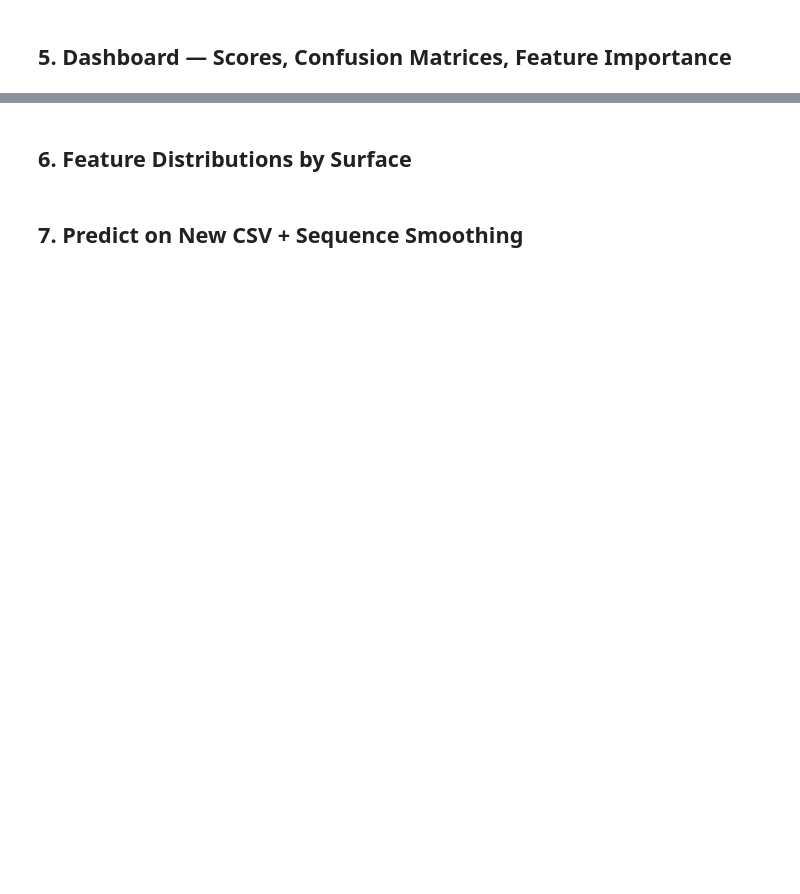
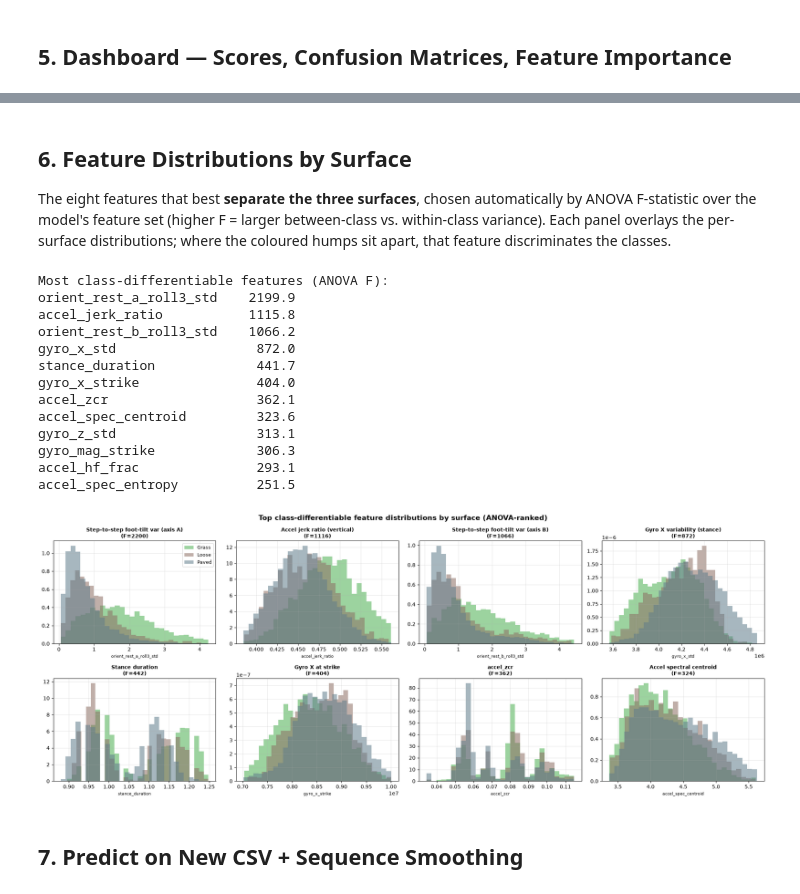
Before and after one commit to zhou-cat/WalkSensePlace, a Jupyter notebook: notebooks/ground_condition_xgboost_v18_merged_3class.ipynb, the cells around one changed output, grey strips where cells are left out. Saved outputs shown, nothing was run; the diff lists cells and outputs as text; code cells hidden in the pictures; blank space fills up the shorter version.

```diff
--- a/notebooks/ground_condition_xgboost_v18_merged_3class.ipynb
+++ b/notebooks/ground_condition_xgboost_v18_merged_3class.ipynb
@@ -924,27 +988,64 @@ print(classification_report(y_tr, y_cv_xgb_labels, digits=3))
 # %% [markdown]
 ## 6. Feature Distributions by Surface
+
+The eight features that best **separate the three surfaces**, chosen automatically by ANOVA F-statistic over the model's feature set (higher F = larger between-class vs. within-class variance). Each panel overlays the per-surface distributions; where the coloured humps sit apart, that feature discriminates the classes.
 # %%
-key_feats = ['impact_mag_norm','loading_rate_norm','slope_asym','gyro_mag_strike',
-             'heel_impulse_norm','heel_skew','gyro_x_std','time_to_peak_frac']
-feat_labels = ['Impact (session-normalised)','Loading Rate (session-normalised)',
-               'Slope Asymmetry','Gyro Magnitude @ Heel Strike',
-               'Heel Impulse (normalised)','Heel Pressure Skewness',
-               'Gyro-X Stability (stance)','Time to Pressure Peak (fraction)']
+# ===== Section 6: distributions of the MOST CLASS-DIFFERENTIABLE features =====
+# Instead of a hand-picked list, rank the model's own features (FEATURE_COLS) by how
+# well they separate the surfaces, using the ANOVA F-statistic (between-class variance
+# / within-class variance). Then plot the top 8. This always matches the features the
+# model actually uses and highlights the ones that carry the class signal.
+from sklearn.feature_selection import f_classif
+from sklearn.preprocessing import StandardScaler as _SS
+
+_Xz = _SS().fit_transform(train_df[FEATURE_COLS].fillna(0).values)
+_F, _p = f_classif(_Xz, train_df['surface'].values)
+fsep = pd.Series(_F, index=FEATURE_COLS).sort_values(ascending=False)
+key_feats = fsep.head(8).index.tolist()
+print('Most class-differentiable features (ANOVA F):')
+print(fsep.head(12).round(1).to_string())
+
+_nice = {'orient_rest_a_roll3_std':'Step-to-step foot-tilt var (axis A)',
+         'orient_rest_b_roll3_std':'Step-to-step foot-tilt var (axis B)',
+         'accel_jerk_ratio':'Accel jerk ratio (vertical)','gyro_x_std':'Gyro X variability (stance)',
+         'stance_duration':'Stance duration','gyro_x_strike':'Gyro X at strike',
+         'accel_hf_frac':'Accel high-freq fraction','accel_spec_centroid':'Accel spectral centroid',
+         'gu_spatial_entropy_stance':'Pressure-map entropy (stance)','accel_spec_entropy':'Accel spectral entropy',
+         'gyro_hf_frac':'Gyro high-freq fraction','heel_impulse_norm':'Heel impulse (norm)',
+         'gu_unload_slope':'Unloading slope (norm)','heel_fore_ratio':'Heel/forefoot ratio'}
 
 fig2, axes2 = plt.subplots(2, 4, figsize=(20, 8))
-fig2.suptitle('Key Feature Distributions by Surface', fontsize=14, fontweight='bold')
-for ax, feat, label in zip(axes2.flat, key_feats, feat_labels):
+fig2.suptitle('Top class-differentiable feature distributions by surface (ANOVA-ranked)',
+              fontsize=14, fontweight='bold')
+for ax, feat in zip(axes2.flat, key_feats):
+    vals_all = train_df[feat].replace([np.inf,-np.inf], np.nan).dropna()
+    lo, hi = vals_all.quantile(0.01), vals_all.quantile(0.99)          # clip outliers for readability
     for surf in list(classes):
-        vals = train_df[train_df['surface']==surf][feat].dropna()
-        ax.hist(vals, bins=30, alpha=0.55, color=SURFACE_COLORS[surf],
-                label=surf.capitalize(), density=True)
-    ax.set_title(label, fontweight='bold', fontsize=10)
+        v = train_df[train_df['surface']==surf][feat]
+        v = v[(v>=lo)&(v<=hi)].dropna()
+        ax.hist(v, bins=30, alpha=0.55, color=SURFACE_COLORS.get(surf,'#9E9E9E'),
+                label=str(surf).capitalize(), density=True)
+    ax.set_title(f"{_nice.get(feat, feat)}\n(F={fsep[feat]:.0f})", fontweight='bold', fontsize=10)
     ax.set_xlabel(feat, fontsize=8); ax.grid(alpha=0.3)
-    if feat == key_feats[0]:
-        ax.legend(fontsize=9)
+    if feat == key_feats[0]: ax.legend(fontsize=9)
 plt.tight_layout()
 plt.savefig(os.path.join(CHARTS_DIR, 'feature_distributions.png'), bbox_inches='tight', dpi=150)
 plt.show()
+# %% [output]
+Most class-differentiable features (ANOVA F):
+orient_rest_a_roll3_std    2199.9
+accel_jerk_ratio           1115.8
+orient_rest_b_roll3_std    1066.2
+gyro_x_std                  872.0
+stance_duration             441.7
+gyro_x_strike               404.0
+accel_zcr                   362.1
+accel_spec_centroid         323.6
+gyro_z_std                  313.1
+gyro_mag_strike             306.3
+accel_hf_frac               293.1
+accel_spec_entropy          251.5
+[figure, added]
 # %% [markdown]
 ## 7. Predict on New CSV + Sequence Smoothing
 # %%
```
Also changed, not shown: parts of 20 cells of this notebook, 29 other files.
